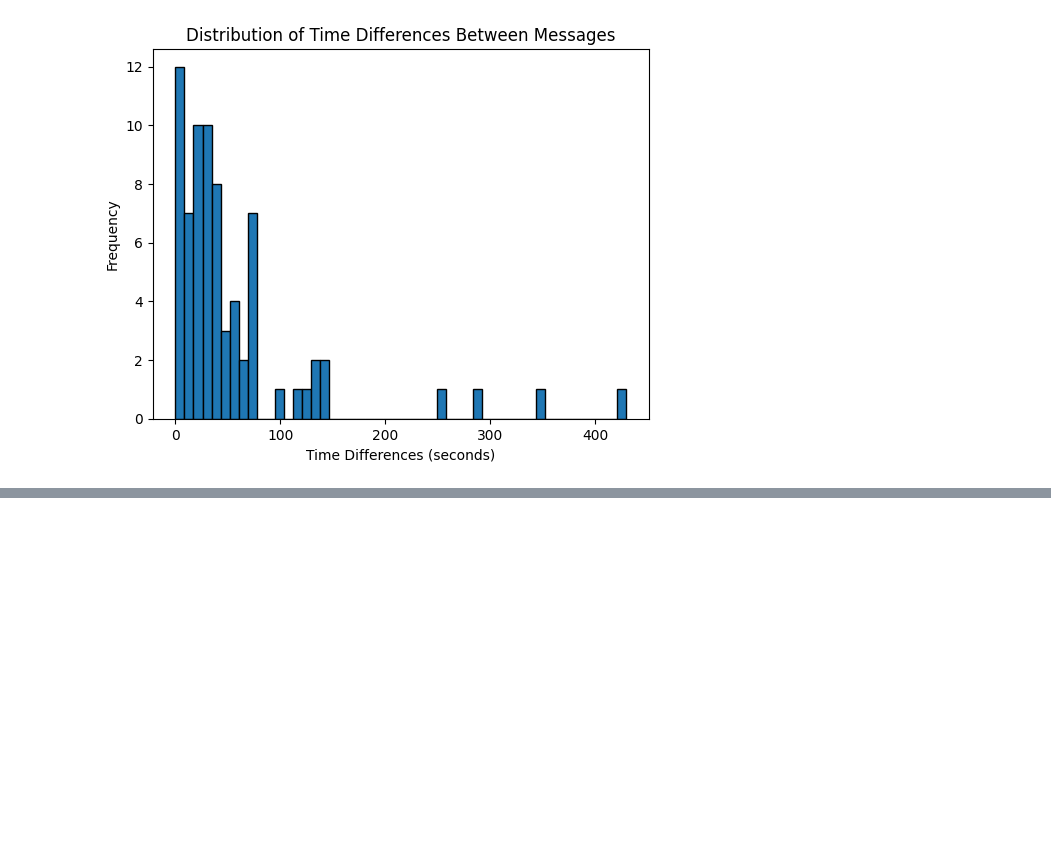
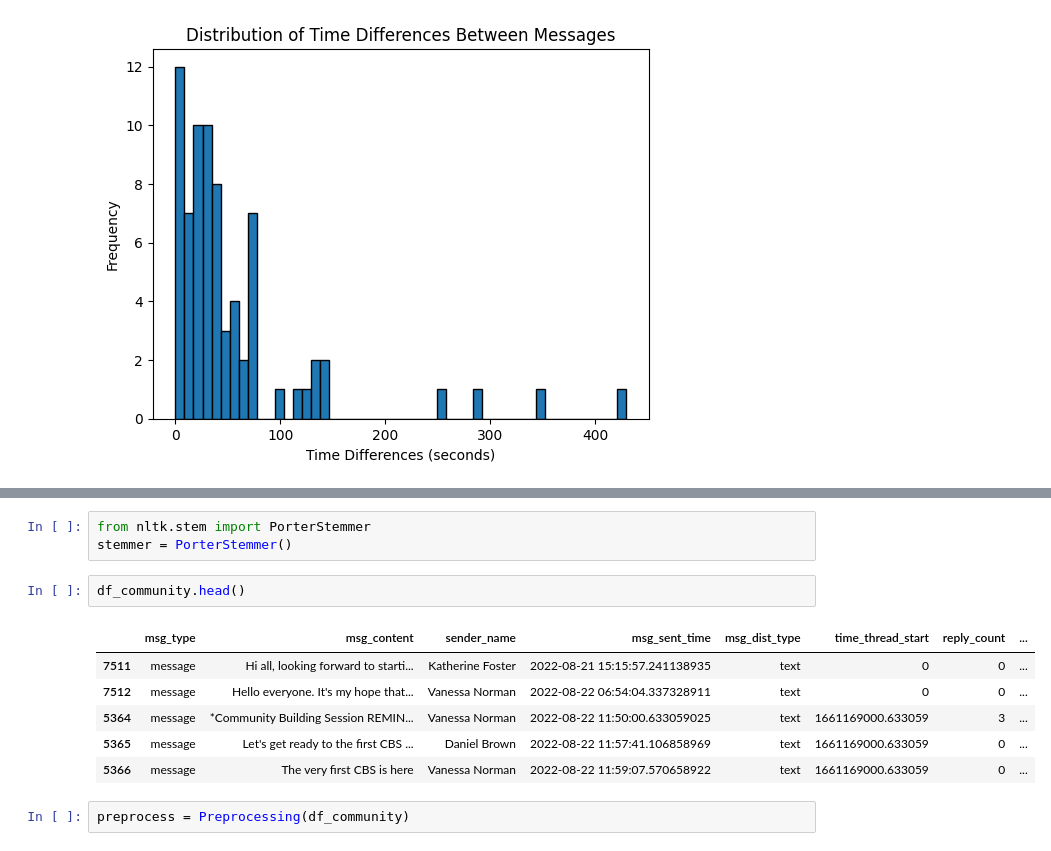
Before and after one commit to olaniSiyum/week0-starter-network-analysis, a Jupyter notebook: notebooks/dist_plot_topic_modeling.ipynb, the cells around one changed output, grey strips where cells are left out. Drawn from its saved outputs; the diff is of its cells as text; blank space fills up the shorter version.

```diff
--- a/notebooks/dist_plot_topic_modeling.ipynb
+++ b/notebooks/dist_plot_topic_modeling.ipynb
@@ -115,0 +143,14 @@ plt.show()
+# %%
+from nltk.stem import PorterStemmer
+stemmer = PorterStemmer()
+# %%
+df_community.head()
+# %% [output]
+|  | msg_type | msg_content | sender_name | msg_sent_time | msg_dist_type | time_thread_start | reply_count | ... |
+| 7511 | message | Hi all, looking forward to starti... | Katherine Foster | 2022-08-21 15:15:57.241138935 | text | 0 | 0 | ... |
+| 7512 | message | Hello everyone. It's my hope that... | Vanessa Norman | 2022-08-22 06:54:04.337328911 | text | 0 | 0 | ... |
+| 5364 | message | *Community Building Session REMIN... | Vanessa Norman | 2022-08-22 11:50:00.633059025 | text | 1661169000.633059 | 3 | ... |
+| 5365 | message | Let's get ready to the first CBS ... | Daniel Brown | 2022-08-22 11:57:41.106858969 | text | 1661169000.633059 | 0 | ... |
+| 5366 | message | The very first CBS is here | Vanessa Norman | 2022-08-22 11:59:07.570658922 | text | 1661169000.633059 | 0 | ... |
+# %%
+preprocess = Preprocessing(df_community)
```
Also changed, not shown: parts of 15 cells of this notebook.
